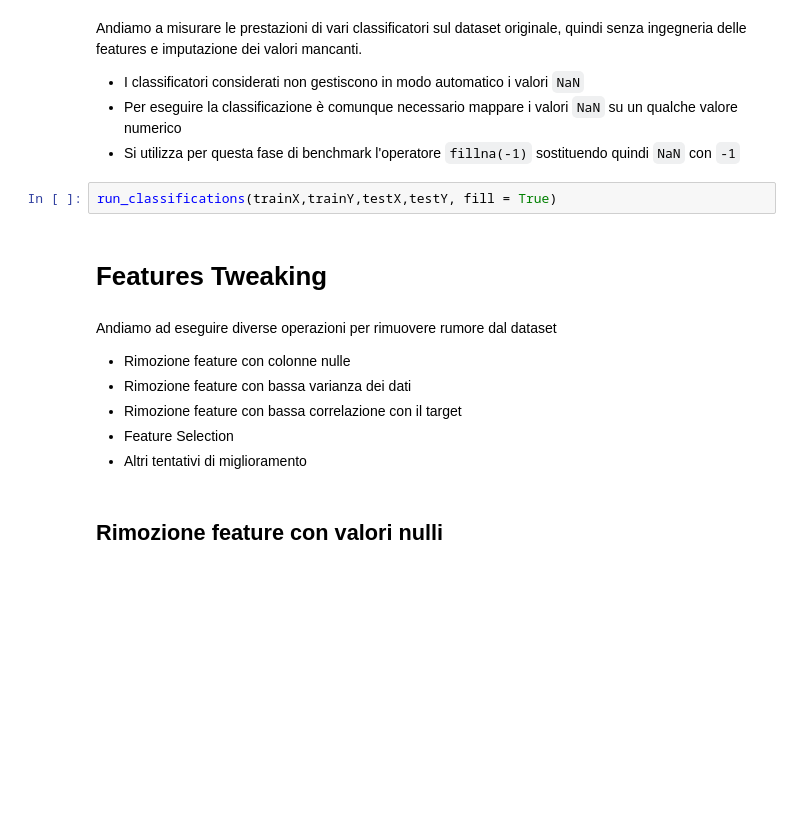
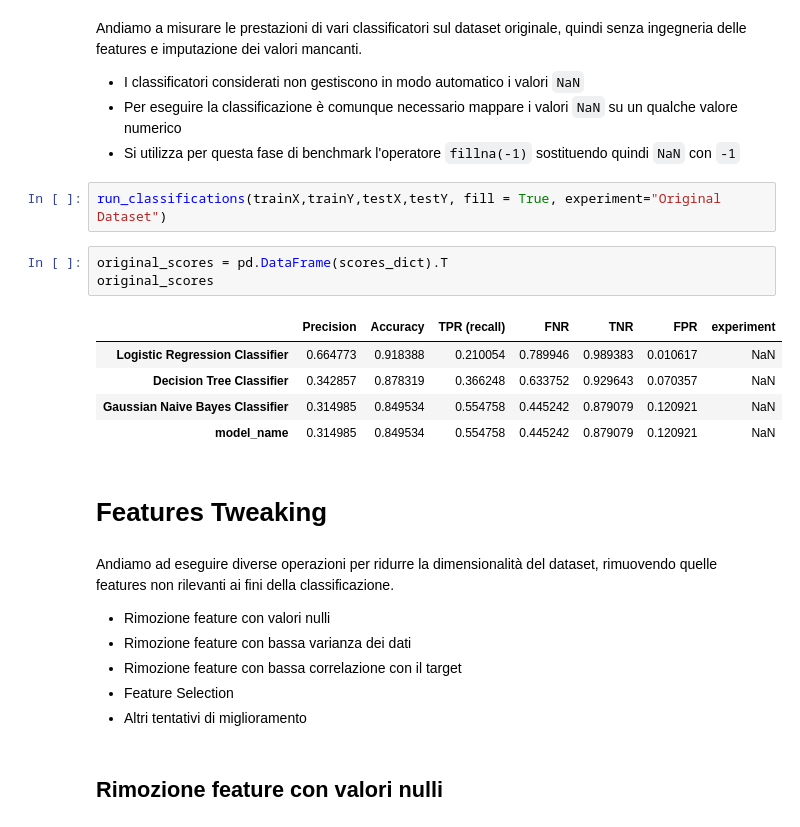
Before and after one commit to danilo-dellorco/ml-project, a Jupyter notebook: danilo.ipynb, the cells around one changed output. Drawn from its saved outputs; the diff is of its cells as text; blank space fills up the shorter version.

Commit message:
Table Results

````diff
--- a/danilo.ipynb
+++ b/danilo.ipynb
@@ -649,12 +659,21 @@ Andiamo a misurare le prestazioni di vari classificatori sul dataset originale,
 - Per eseguire la classificazione è comunque necessario mappare i valori ```NaN``` su un qualche valore numerico
 - Si utilizza per questa fase di benchmark l'operatore ```fillna(-1)``` sostituendo quindi ```NaN``` con ```-1```
 # %%
-run_classifications(trainX,trainY,testX,testY, fill = True)
+run_classifications(trainX,trainY,testX,testY, fill = True, experiment="Original Dataset")
+# %%
+original_scores = pd.DataFrame(scores_dict).T
+original_scores
+# %% [output]
+|  | Precision | Accuracy | TPR (recall) | FNR | TNR | FPR | experiment |
+| Logistic Regression Classifier | 0.664773 | 0.918388 | 0.210054 | 0.789946 | 0.989383 | 0.010617 | NaN |
+| Decision Tree Classifier | 0.342857 | 0.878319 | 0.366248 | 0.633752 | 0.929643 | 0.070357 | NaN |
+| Gaussian Naive Bayes Classifier | 0.314985 | 0.849534 | 0.554758 | 0.445242 | 0.879079 | 0.120921 | NaN |
+| model_name | 0.314985 | 0.849534 | 0.554758 | 0.445242 | 0.879079 | 0.120921 | NaN |
 # %% [markdown]
 # Features Tweaking
 # %% [markdown]
-Andiamo ad eseguire diverse operazioni per rimuovere rumore dal dataset
-- Rimozione feature con colonne nulle
+Andiamo ad eseguire diverse operazioni per ridurre la dimensionalità del dataset, rimuovendo quelle features non rilevanti ai fini della classificazione.
+- Rimozione feature con valori nulli
 - Rimozione feature con bassa varianza dei dati
 - Rimozione feature con bassa correlazione con il target
 - Feature Selection
````
Also changed, not shown: parts of 56 cells of this notebook, 6 other files.
